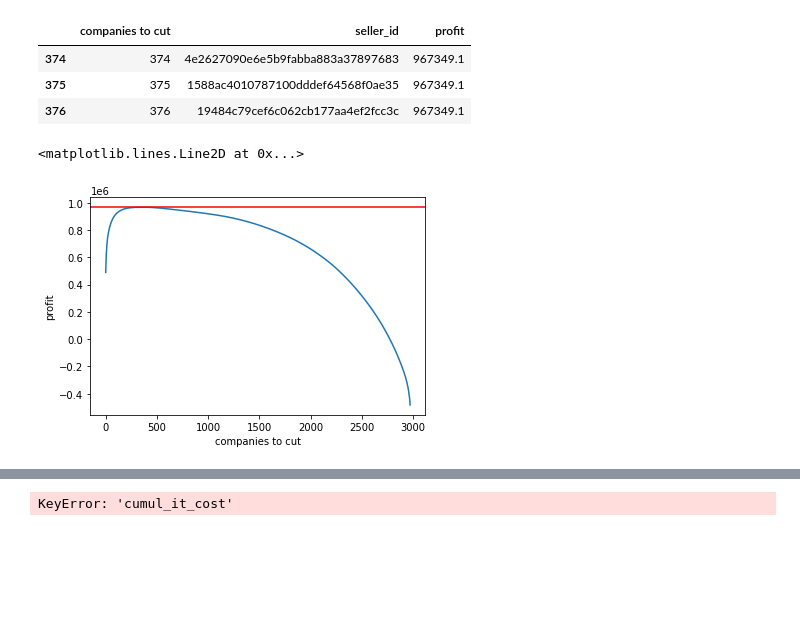
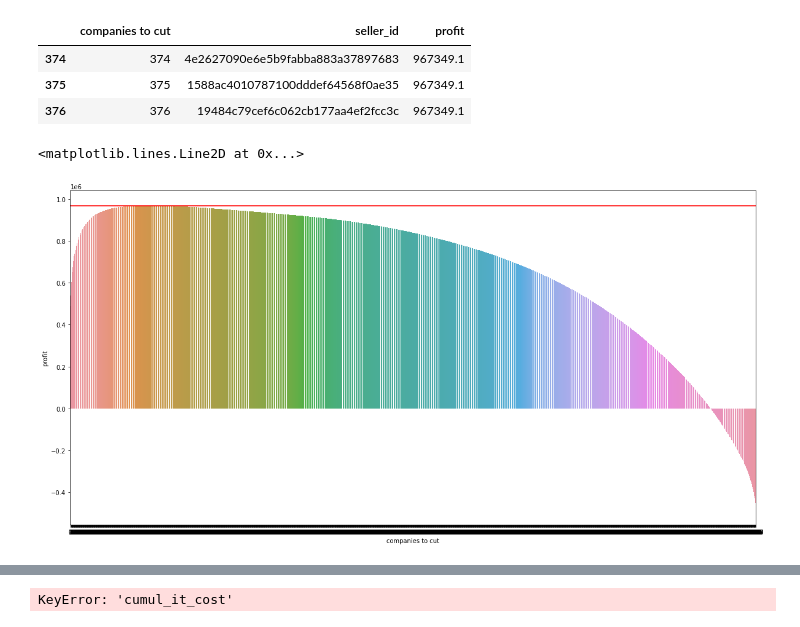
Before and after one commit to Michiel-DK/olist, a Jupyter notebook: Notebook.ipynb, the cells around one changed output, grey strips where cells are left out. Saved outputs shown, nothing was run; the diff lists cells and outputs as text; code cells hidden in the pictures; blank space fills up the shorter version.

Commit message:
profitability + graphs

```diff
--- a/Notebook.ipynb
+++ b/Notebook.ipynb
@@ -106,8 +153,8 @@ seller_small['dim_is_one_star'] = seller_small['dim_is_one_star']*100
 seller_small['dim_is_two_star'] = seller_small['dim_is_two_star']*50
 seller_small['dim_is_three_star'] = seller_small['dim_is_three_star']*40
 seller_small['sum'] = seller_small.sum(axis=1)
-seller_cost = seller_small[['sum']]
-seller_cost = seller_cost.rename(columns={'sum':'cost_reviews'})
+seller_cost = seller_small[['sum']].rename(columns={'sum':'cost_reviews'})
+#seller_cost = seller_cost.rename(columns={'sum':'cost_reviews'})
 # %% [output]
 A value is trying to be set on a copy of a slice from a DataFrame.
 Try using .loc[row_indexer,col_indexer] = value instead
@@ -242,11 +287,12 @@ optim[optim['profit']==optim['profit'].max()]
 | 376 | 376 | 19484c79cef6c062cb177aa4ef2fcc3c | 967349.1 |
 # %%
 # graphical representation
-sns.lineplot(y='profit',x='companies to cut',data=optim)
+plt.figure(figsize=(20,10))
+sns.barplot(y='profit',x='companies to cut',data=optim)
 plt.axhline(y=optim['profit'].max(), color='r', linestyle='-')
 # %% [output]
 <matplotlib.lines.Line2D at 0x...>
-[figure, old version]
+[figure, new version]
 # %%
 to_cut = pd.DataFrame(optim[optim.index < 374]['seller_id'])
 to_cut['cut'] = "cut"
```
Also changed, not shown: parts of 10 cells of this notebook, 2 other files.
